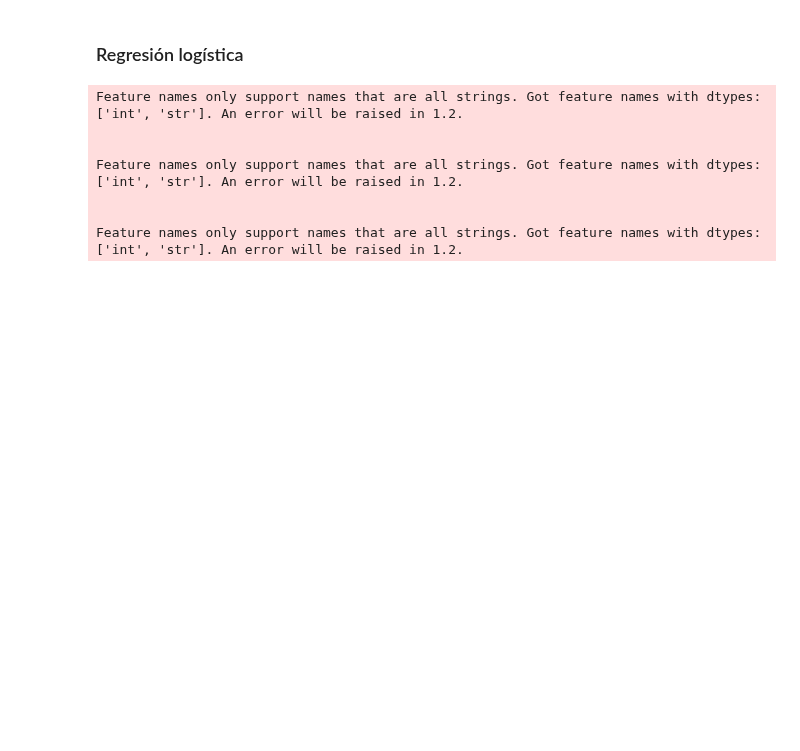
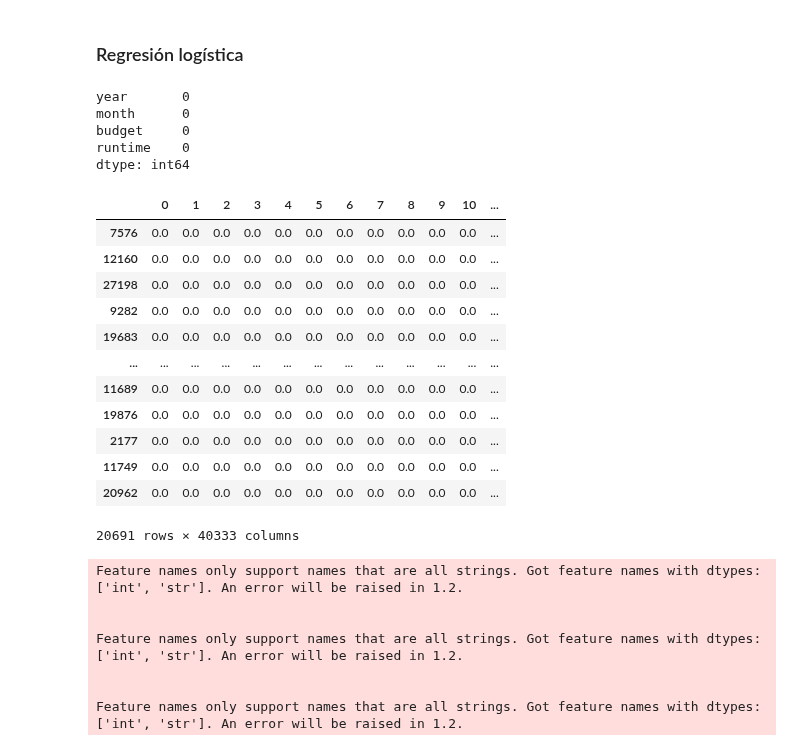
Before and after one commit to jesus-valencia97/Diplomado-en-ciencia-de-datos, a Jupyter notebook: Proyecto/Modulo 5/M2/M5 - Modulo 2.ipynb, the cells around one changed output. Cells and saved outputs as stored; diff of their text form; code cells hidden in the pictures; blank space fills up the shorter version.

```diff
--- a/Proyecto/Modulo 5/M2/M5 - Modulo 2.ipynb
+++ b/Proyecto/Modulo 5/M2/M5 - Modulo 2.ipynb
@@ -280,22 +292,46 @@ plt.title('Score de modelos default con diferente número de features',size=20,f
 # %% [markdown]
 ### Regresión logística
 # %%
-X_train_TFID, X_test_TFID = SupervisedUtils.text_transformer(X_train, X_test, StringUtils.TfidfVectorizer(max_features=500))
+X_train_TFID, X_test_TFID = SupervisedUtils.text_transformer(X_train, X_test, StringUtils.TfidfVectorizer())
 
 X_train_TFID = X_train_TFID.toarray()
 X_test_TFID = X_test_TFID.toarray()
 # %%
-from sklearn.decomposition import PCA
-pca = PCA(n_components=0.8)
+# from sklearn.decomposition import PCA
+# pca = PCA(n_components=0.8)
 
-pca.fit(X_train_TFID)
-print(pca.n_components_)
+# pca.fit(X_train_TFID)
+# print(pca.n_components_)
 
-X_train_TFID=pca.transform(X_train_TFID)
-X_test_TFID = pca.transform(X_test_TFID)
+# X_train_TFID=pca.transform(X_train_TFID)
+# X_test_TFID = pca.transform(X_test_TFID)
+# %%
+revtitles[others_features].isna().sum()
+# %% [output]
+year       0
+month      0
+budget     0
+runtime    0
+dtype: int64
 # %%
-X_train_TFID = pd.concat([pd.DataFrame(X_train_TFID).set_index(X_train.index), revtitles.loc[X_train.index,['year','month','budget','runtime']]],axis=1).fillna(0)
-X_test_TFID = pd.concat([pd.DataFrame(X_test_TFID).set_index(X_test.index), revtitles.loc[X_test.index,['year','month','budget','runtime']]],axis=1).fillna(0)
+X_train_TFID = pd.concat([pd.DataFrame(X_train_TFID).set_index(X_train.index), revtitles.loc[X_train.index,others_features]],axis=1)
+X_test_TFID = pd.concat([pd.DataFrame(X_test_TFID).set_index(X_test.index), revtitles.loc[X_test.index,others_features]],axis=1)
+# %%
+X_train_TFID
+# %% [output]
+|  | 0 | 1 | 2 | 3 | 4 | 5 | 6 | 7 | 8 | 9 | 10 | ... |
+| 7576 | 0.0 | 0.0 | 0.0 | 0.0 | 0.0 | 0.0 | 0.0 | 0.0 | 0.0 | 0.0 | 0.0 | ... |
+| 12160 | 0.0 | 0.0 | 0.0 | 0.0 | 0.0 | 0.0 | 0.0 | 0.0 | 0.0 | 0.0 | 0.0 | ... |
+| 27198 | 0.0 | 0.0 | 0.0 | 0.0 | 0.0 | 0.0 | 0.0 | 0.0 | 0.0 | 0.0 | 0.0 | ... |
+| 9282 | 0.0 | 0.0 | 0.0 | 0.0 | 0.0 | 0.0 | 0.0 | 0.0 | 0.0 | 0.0 | 0.0 | ... |
+| 19683 | 0.0 | 0.0 | 0.0 | 0.0 | 0.0 | 0.0 | 0.0 | 0.0 | 0.0 | 0.0 | 0.0 | ... |
+| ... | ... | ... | ... | ... | ... | ... | ... | ... | ... | ... | ... | ... |
+| 11689 | 0.0 | 0.0 | 0.0 | 0.0 | 0.0 | 0.0 | 0.0 | 0.0 | 0.0 | 0.0 | 0.0 | ... |
+| 19876 | 0.0 | 0.0 | 0.0 | 0.0 | 0.0 | 0.0 | 0.0 | 0.0 | 0.0 | 0.0 | 0.0 | ... |
+| 2177 | 0.0 | 0.0 | 0.0 | 0.0 | 0.0 | 0.0 | 0.0 | 0.0 | 0.0 | 0.0 | 0.0 | ... |
+| 11749 | 0.0 | 0.0 | 0.0 | 0.0 | 0.0 | 0.0 | 0.0 | 0.0 | 0.0 | 0.0 | 0.0 | ... |
+| 20962 | 0.0 | 0.0 | 0.0 | 0.0 | 0.0 | 0.0 | 0.0 | 0.0 | 0.0 | 0.0 | 0.0 | ... |
+20691 rows × 40333 columns
 # %%
 from sklearn.preprocessing import MinMaxScaler
 sc = MinMaxScaler()
```
Also changed, not shown: parts of 25 cells of this notebook.
